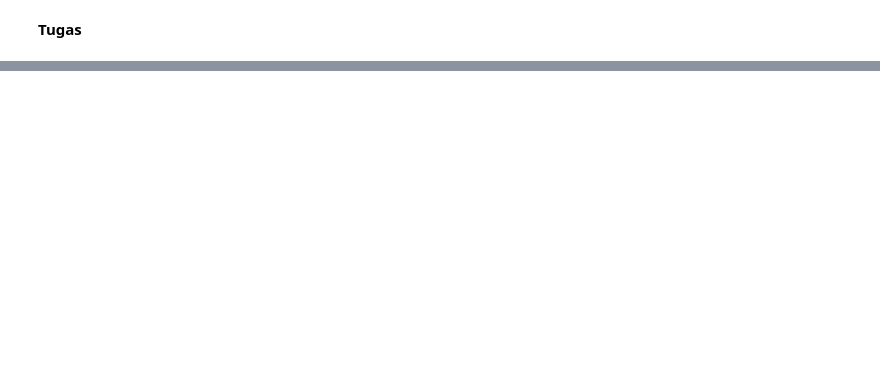
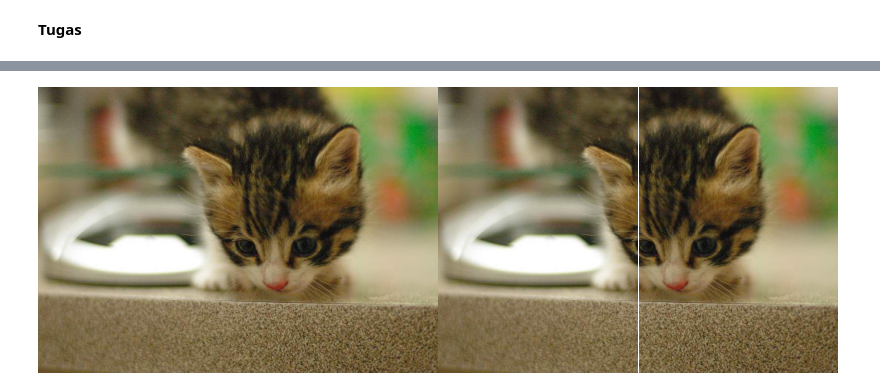
Before and after one commit to rsakml/PCVK_Genap_2022, a Jupyter notebook: Week1.ipynb, the cells around one changed output, grey strips where cells are left out. Cells and saved outputs as stored; diff of their text form; code cells hidden in the pictures; blank space fills up the shorter version.

```diff
--- a/Week1.ipynb
+++ b/Week1.ipynb
@@ -65,3 +65,17 @@ cv2_imshow(final_frame)
+# %%
+# garis vertikal dengan array
+image_2 = cv.cvtColor(image, cv.COLOR_BGR2RGB)
+image_3 = cv.cvtColor(image, cv.COLOR_BGR2RGB)
+
+# Isi kolom dengan nilai tertentu
+x = 200
+image_3[:, x] = [255, 255, 255]
+
+# Tampilkan gambar
+final_frame = cv.hconcat((image_2, image_3))
+cv2_imshow(final_frame)
+# %% [output]
+[figure, added]
 # %%
 # Buat garis vertikal dan garis menyilang diagonal pada image keluaran
 
```
Also changed, not shown: parts of 10 cells of this notebook.
